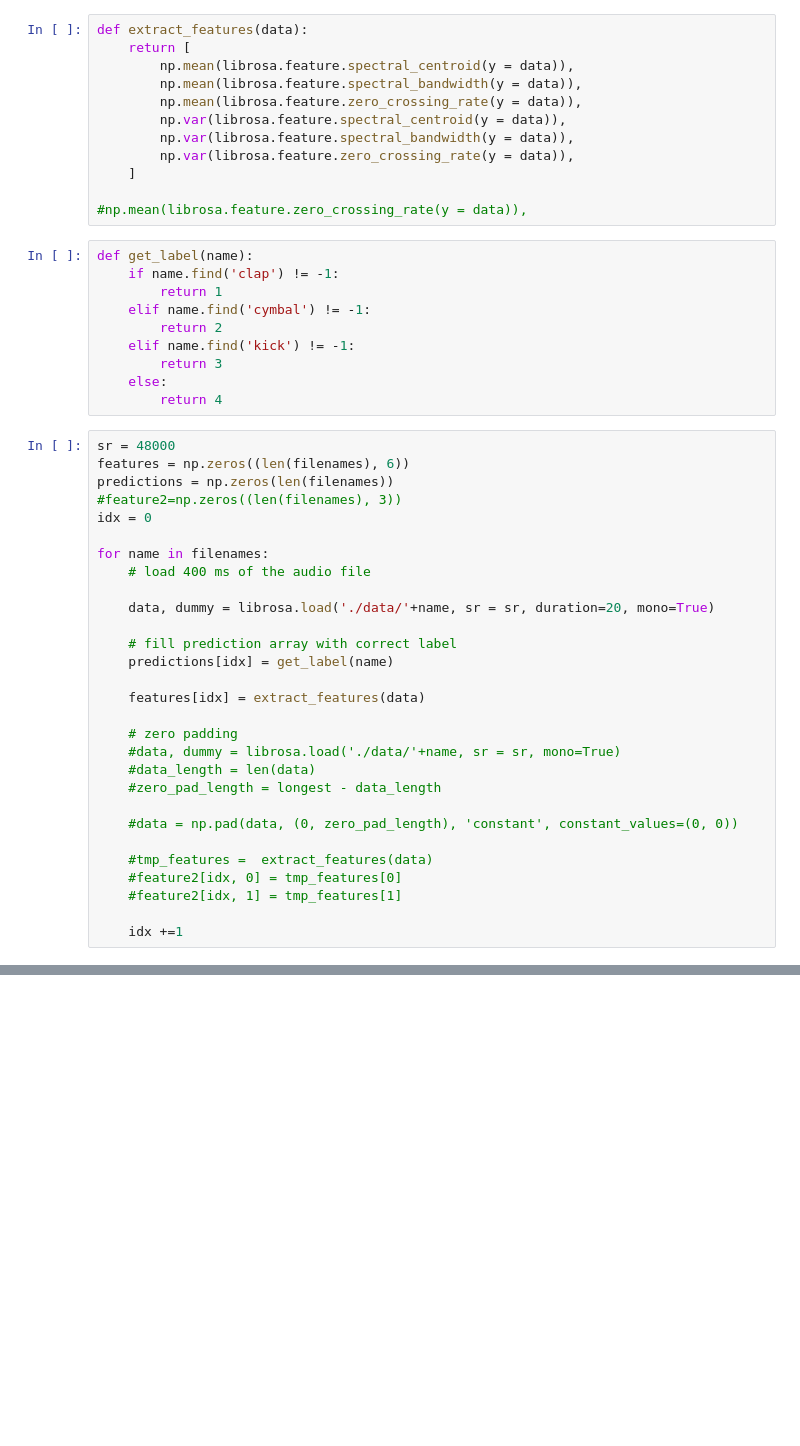
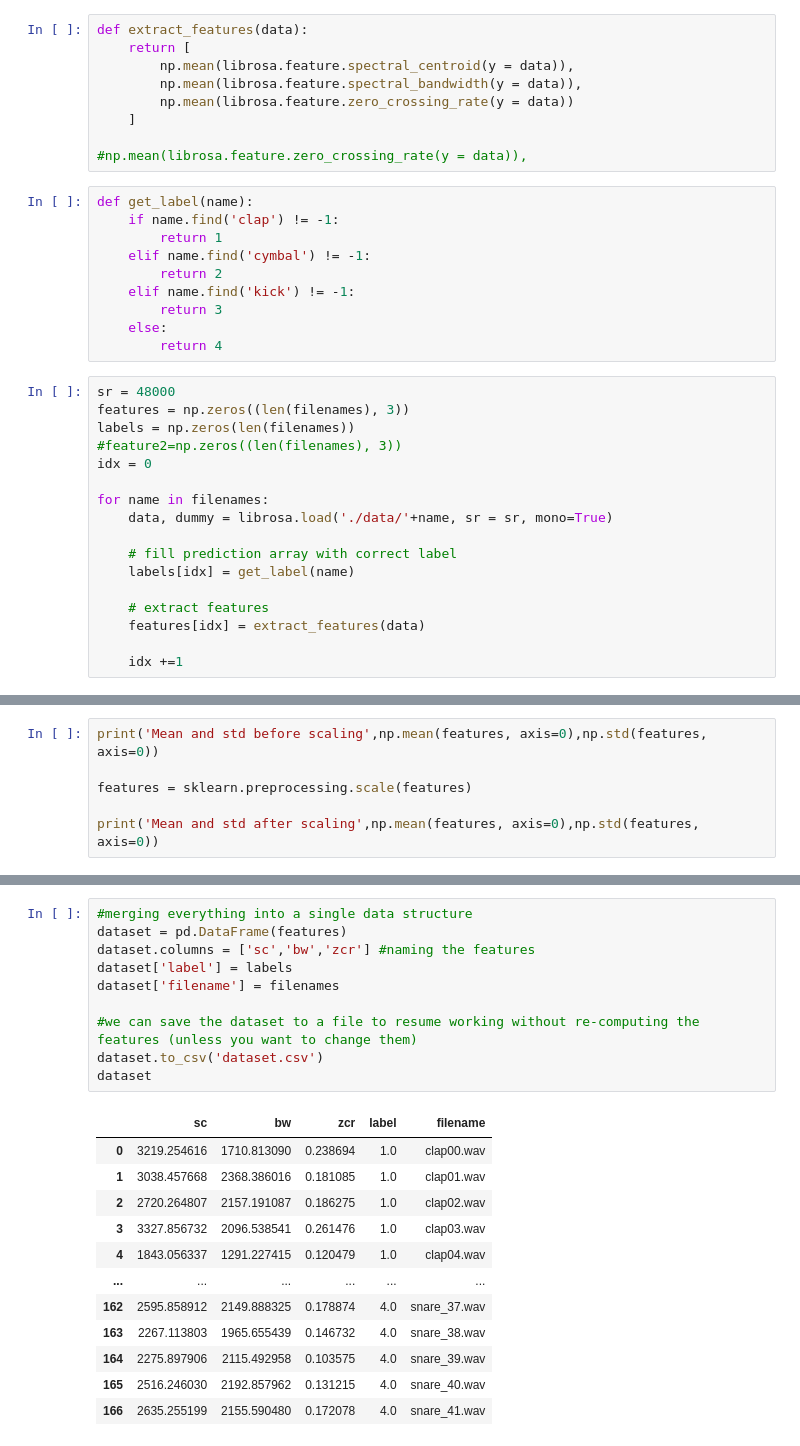
Before and after one commit to HNuijens/AudioMachineLearning, a Jupyter notebook: FeatureComparison.ipynb, the cells around one changed output, grey strips where cells are left out. Cells and saved outputs as stored; diff of their text form; blank space fills up the shorter version.

```diff
--- a/FeatureComparison.ipynb
+++ b/FeatureComparison.ipynb
@@ -53,10 +31,7 @@ def extract_features(data):
     return [
         np.mean(librosa.feature.spectral_centroid(y = data)),
         np.mean(librosa.feature.spectral_bandwidth(y = data)),
-        np.mean(librosa.feature.zero_crossing_rate(y = data)),
-        np.var(librosa.feature.spectral_centroid(y = data)),
-        np.var(librosa.feature.spectral_bandwidth(y = data)),
-        np.var(librosa.feature.zero_crossing_rate(y = data)),
+        np.mean(librosa.feature.zero_crossing_rate(y = data))
     ]
 
 #np.mean(librosa.feature.zero_crossing_rate(y = data)),
@@ -72,32 +47,20 @@ def get_label(name):
         return 4
 # %%
 sr = 48000
-features = np.zeros((len(filenames), 6))
-predictions = np.zeros(len(filenames))
+features = np.zeros((len(filenames), 3))
+labels = np.zeros(len(filenames))
 #feature2=np.zeros((len(filenames), 3))
 idx = 0
 
 for name in filenames:
-    # load 400 ms of the audio file
-
-    data, dummy = librosa.load('./data/'+name, sr = sr, duration=20, mono=True)
+    data, dummy = librosa.load('./data/'+name, sr = sr, mono=True)
 
     # fill prediction array with correct label
-    predictions[idx] = get_label(name)
+    labels[idx] = get_label(name)
 
+    # extract features
     features[idx] = extract_features(data)
 
-    # zero padding
-    #data, dummy = librosa.load('./data/'+name, sr = sr, mono=True)
-    #data_length = len(data)
-    #zero_pad_length = longest - data_length
-
-    #data = np.pad(data, (0, zero_pad_length), 'constant', constant_values=(0, 0))
-
-    #tmp_features =  extract_features(data)
-    #feature2[idx, 0] = tmp_features[0]
-    #feature2[idx, 1] = tmp_features[1]
-
     idx +=1
 # %%
 # plot the features
@@ -123,0 +91,6 @@ ax.legend()
+# %%
+print('Mean and std before scaling',np.mean(features, axis=0),np.std(features, axis=0))
+
+features = sklearn.preprocessing.scale(features)
+
+print('Mean and std after scaling',np.mean(features, axis=0),np.std(features, axis=0))
@@ -145,0 +126,23 @@ ax.legend()
+# %%
+#merging everything into a single data structure
+dataset = pd.DataFrame(features)
+dataset.columns = ['sc','bw','zcr'] #naming the features
+dataset['label'] = labels
+dataset['filename'] = filenames
+
+#we can save the dataset to a file to resume working without re-computing the features (unless you want to change them)
+dataset.to_csv('dataset.csv')
+dataset
+# %% [output]
+|  | sc | bw | zcr | label | filename |
+| 0 | 3219.254616 | 1710.813090 | 0.238694 | 1.0 | clap00.wav |
+| 1 | 3038.457668 | 2368.386016 | 0.181085 | 1.0 | clap01.wav |
+| 2 | 2720.264807 | 2157.191087 | 0.186275 | 1.0 | clap02.wav |
+| 3 | 3327.856732 | 2096.538541 | 0.261476 | 1.0 | clap03.wav |
+| 4 | 1843.056337 | 1291.227415 | 0.120479 | 1.0 | clap04.wav |
+| ... | ... | ... | ... | ... | ... |
+| 162 | 2595.858912 | 2149.888325 | 0.178874 | 4.0 | snare_37.wav |
+| 163 | 2267.113803 | 1965.655439 | 0.146732 | 4.0 | snare_38.wav |
+| 164 | 2275.897906 | 2115.492958 | 0.103575 | 4.0 | snare_39.wav |
+| 165 | 2516.246030 | 2192.857962 | 0.131215 | 4.0 | snare_40.wav |
+| 166 | 2635.255199 | 2155.590480 | 0.172078 | 4.0 | snare_41.wav |
```
Also changed, not shown: parts of 12 cells of this notebook, 1 other file.
